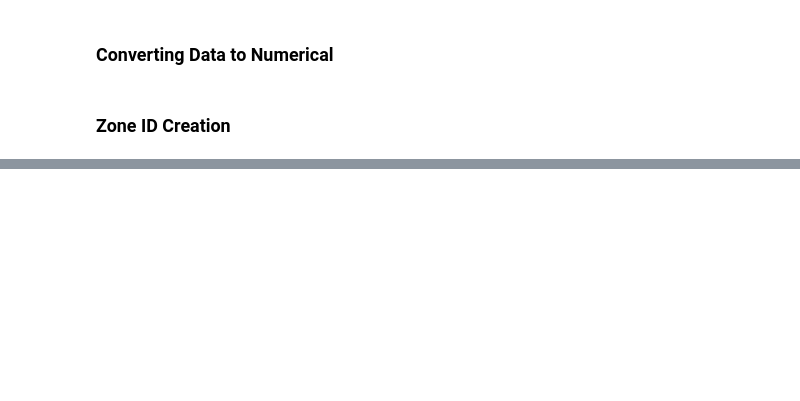
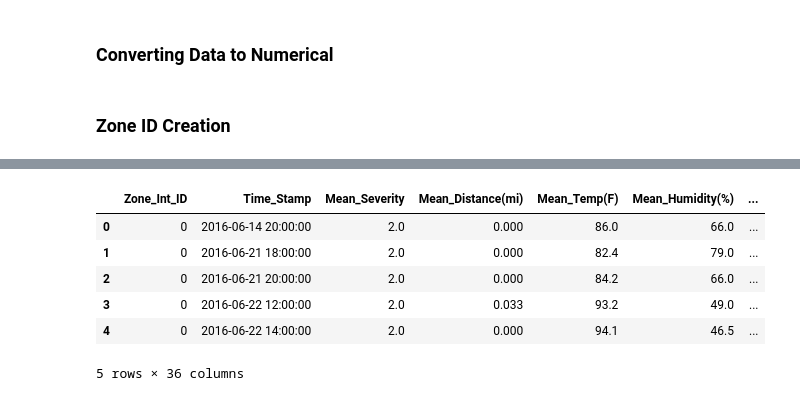
Before and after one commit to manand05/traffic-accident-risk-prediction, a Jupyter notebook: dataset_preprocessing.ipynb, the cells around one changed output, grey strips where cells are left out. Saved outputs shown, nothing was run; the diff lists cells and outputs as text; code cells hidden in the pictures; blank space fills up the shorter version.

Commit message:
group modelling data into (zone x 2 hour interval) rows

```diff
--- a/dataset_preprocessing.ipynb
+++ b/dataset_preprocessing.ipynb
@@ -6,10 +6,7 @@ import numpy as np
 import kagglehub
 
 
-csv_path = kagglehub.dataset_download(
-    "sobhanmoosavi/us-accidents",
-    path="US_Accidents_March23.csv",
-)
+csv_path = "US_Accidents_March23.csv"
 
 batch_size = 10000
 batches = []
@@ -307,2 +465,10 @@ modelling_df = d2.drop(columns=['Source','Start_Time', 'End_Time', 'City', 'Zipc
 # %%
-modelling_df.info()
+modelling_df.head()
+# %% [output]
+|  | Zone_Int_ID | Time_Stamp | Mean_Severity | Mean_Distance(mi) | Mean_Temp(F) | Mean_Humidity(%) | ... |
+| 0 | 0 | 2016-06-14 20:00:00 | 2.0 | 0.000 | 86.0 | 66.0 | ... |
+| 1 | 0 | 2016-06-21 18:00:00 | 2.0 | 0.000 | 82.4 | 79.0 | ... |
+| 2 | 0 | 2016-06-21 20:00:00 | 2.0 | 0.000 | 84.2 | 66.0 | ... |
+| 3 | 0 | 2016-06-22 12:00:00 | 2.0 | 0.033 | 93.2 | 49.0 | ... |
+| 4 | 0 | 2016-06-22 14:00:00 | 2.0 | 0.000 | 94.1 | 46.5 | ... |
+5 rows × 36 columns
```
Also changed, not shown: parts of 11 cells of this notebook.
